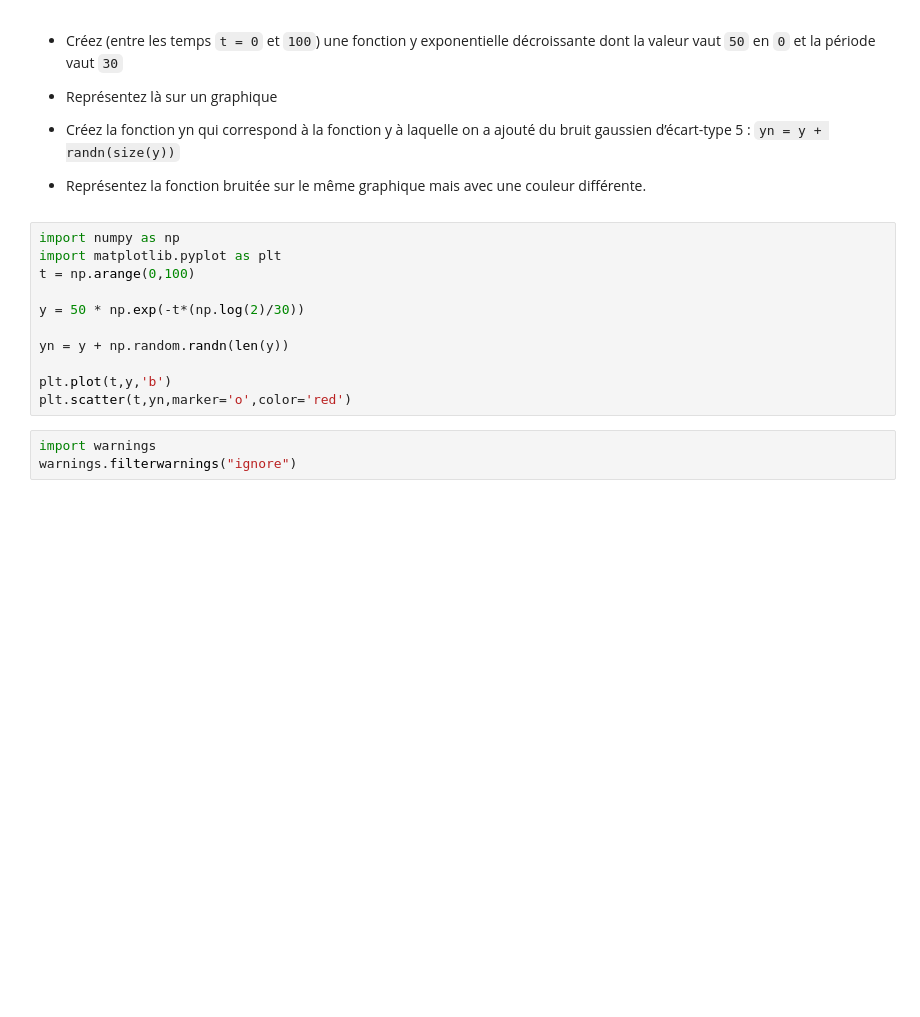
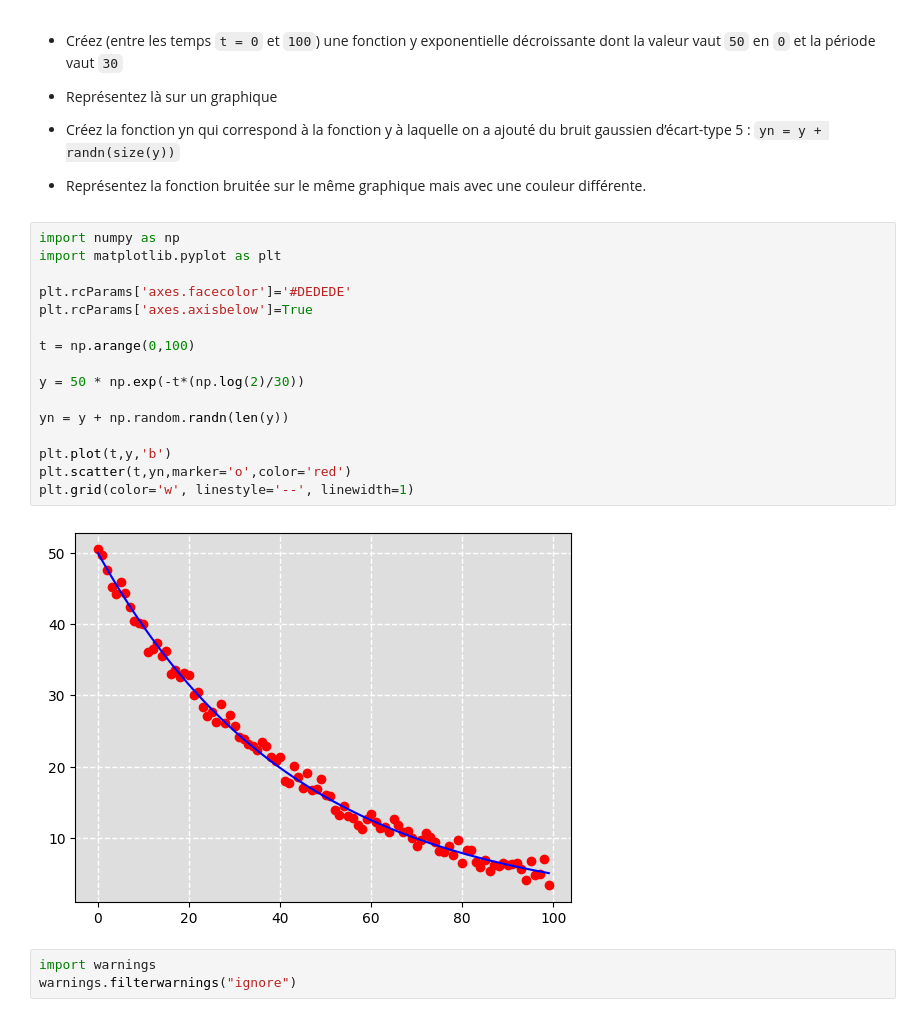
Before and after one commit to marsvn/PythonM2-jour1, a Jupyter notebook: TP_part1_etu.ipynb, the cells around one changed output. Cells and saved outputs as stored; diff of their text form; blank space fills up the shorter version.

```diff
--- a/TP_part1_etu.ipynb
+++ b/TP_part1_etu.ipynb
@@ -1342,14 +1370,21 @@ Exemple d'ajustement de courbes avec le sous-module `optimize` de SciPy.
 # %%
 import numpy as np
 import matplotlib.pyplot as plt
+
+plt.rcParams['axes.facecolor']='#DEDEDE'
+plt.rcParams['axes.axisbelow']=True
+
 t = np.arange(0,100)
 
 y = 50 * np.exp(-t*(np.log(2)/30))
 
 yn = y + np.random.randn(len(y))
 
 plt.plot(t,y,'b')
 plt.scatter(t,yn,marker='o',color='red')
+plt.grid(color='w', linestyle='--', linewidth=1)
+# %% [output]
+[figure, added]
 # %%
 import warnings
 warnings.filterwarnings("ignore")
```
Also changed, not shown: parts of 46 cells of this notebook.
